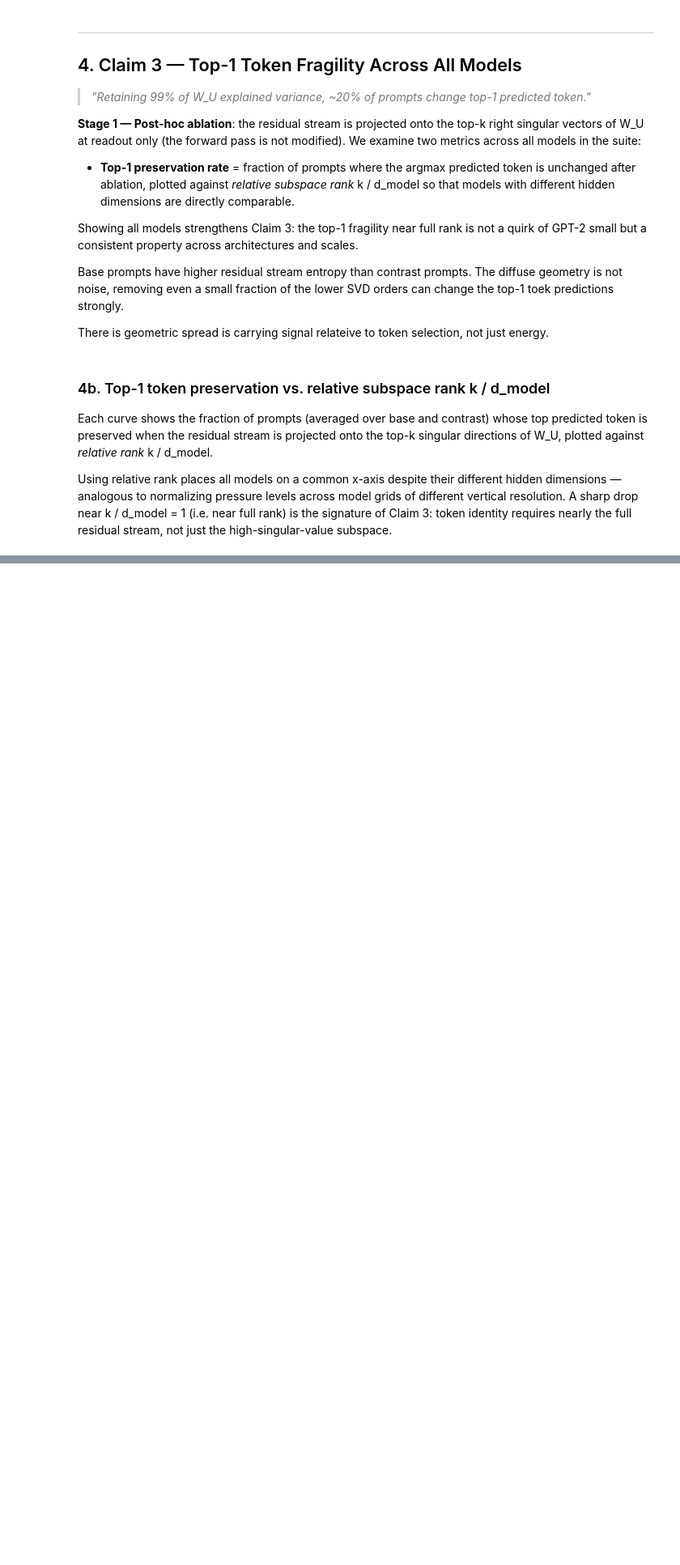
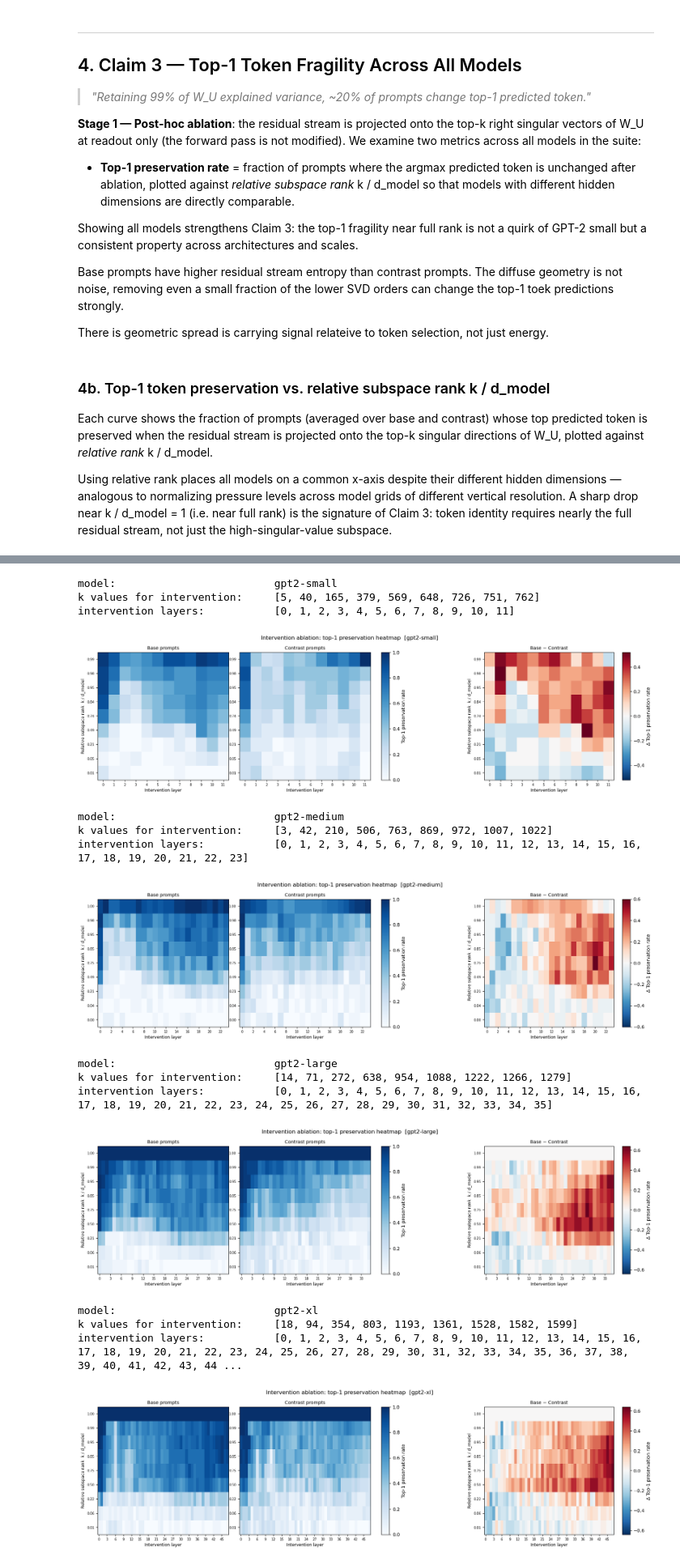
Before and after one commit to storyofthewolf/residual-stream-dynamics, a Jupyter notebook: notebooks/residual_stream_dynamics.ipynb, the cells around one changed output, grey strips where cells are left out. Shown at 81% size. Cells and saved outputs as stored; diff of their text form; code cells hidden in the pictures; blank space fills up the shorter version.

```diff
--- a/notebooks/residual_stream_dynamics.ipynb
+++ b/notebooks/residual_stream_dynamics.ipynb
@@ -278,14 +305,0 @@ intervention layers:           [0, 1, 2, 3, 4, 5, 6, 7, 8, 9, 10, 11, 12, 13, 14
-# %%
-for metric in ['entropy_change', 'kl_divergence', 'top1_preserved']:
-    base_mat     = build_intervention_heatmap(abl, metric=metric, role='base',
-                                              k_values=k_values, intervention_lyrs=intervention_lyrs)
-    contrast_mat = build_intervention_heatmap(abl, metric=metric, role='contrast',
-                                              k_values=k_values, intervention_lyrs=intervention_lyrs)
-    diff_mat = base_mat - contrast_mat
-
-    fig, ax = plot_intervention_heatmap(
-        diff_mat, k_values, intervention_lyrs,
-        model_name=MODEL, metric=metric,
-        save_path=FIGURES_DIR / f'intervention_heatmap_{metric}_{MODEL}.png',
-    )
-    plt.show()
@@ -295,0 +306,56 @@ for metric in ['entropy_change', 'kl_divergence', 'top1_preserved']:
+# %%
+# Models to show in this section. Choose a representative subset —
+# one small, one mid-size, one large — to keep the notebook focused.
+HEATMAP_MODELS = ['gpt2-small', 'gpt2-medium', 'gpt2-large', 'gpt2-xl', 'pythia-160m', 'pythia-1b', 'pythia-2.8b', 'pythia-6.9b']
+
+for m in HEATMAP_MODELS:
+    npz_path = DATA_DIR / f'ablation_records_{m}_{CORPUS_TAG}.npz'
+    if not npz_path.exists():
+        print(f'[skip] {npz_path.name} not found')
+        continue
+
+    abl_m = load_ablation_npz(npz_path)
+
+
+    k_values_m        = sorted([int(k) for k in np.unique(abl_m['ks'])              if k > 0])
+    intervention_lyrs_m = sorted([int(l) for l in np.unique(abl_m['intervention_lyrs']) if l >= 0])
+
+    print('model:                        ', m)
+    print('k values for intervention:    ', k_values_m)
+    print('intervention layers:          ', intervention_lyrs_m)
+
+    base_mat     = build_intervention_heatmap(abl_m, metric='top1_preserved', role='base',
+                                              k_values=k_values_m,
+                                              intervention_lyrs=intervention_lyrs_m)
+    contrast_mat = build_intervention_heatmap(abl_m, metric='top1_preserved', role='contrast',
+                                              k_values=k_values_m,
+                                              intervention_lyrs=intervention_lyrs_m)
+
+
+    fig, (ax_base, ax_contrast, ax_diff) = plot_top1_intervention_tripanel(
+        base_mat, contrast_mat,
+        k_values=k_values_m,
+        layer_indices=intervention_lyrs_m,
+        model_name=m,
+        y_mode='relative',
+        d_model=D_MODEL[m],
+        save_path=FIGURES_DIR / f'ablation_intervention_heatmap_top1_preserved_{m}_{CORPUS_TAG}.png',
+    )
+    plt.show()
+# %% [output]
+model:                         gpt2-small
+k values for intervention:     [5, 40, 165, 379, 569, 648, 726, 751, 762]
+intervention layers:           [0, 1, 2, 3, 4, 5, 6, 7, 8, 9, 10, 11]
+[figure, added]
+model:                         gpt2-medium
+k values for intervention:     [3, 42, 210, 506, 763, 869, 972, 1007, 1022]
+intervention layers:           [0, 1, 2, 3, 4, 5, 6, 7, 8, 9, 10, 11, 12, 13, 14, 15, 16, 17, 18, 19, 20, 21, 22, 23]
+[figure, added]
+model:                         gpt2-large
+k values for intervention:     [14, 71, 272, 638, 954, 1088, 1222, 1266, 1279]
+intervention layers:           [0, 1, 2, 3, 4, 5, 6, 7, 8, 9, 10, 11, 12, 13, 14, 15, 16, 17, 18, 19, 20, 21, 22, 23, 24, 25, 26, 27, 28, 29, 30, 31, 32, 33, 34, 35]
+[figure, added]
+model:                         gpt2-xl
+k values for intervention:     [18, 94, 354, 803, 1193, 1361, 1528, 1582, 1599]
+intervention layers:           [0, 1, 2, 3, 4, 5, 6, 7, 8, 9, 10, 11, 12, 13, 14, 15, 16, 17, 18, 19, 20, 21, 22, 23, 24, 25, 26, 27, 28, 29, 30, 31, 32, 33, 34, 35, 36, 37, 38, 39, 40, 41, 42, 43, 44 ...
+[figure, added]
```
Also changed, not shown: parts of 10 cells of this notebook, 4 other files.
